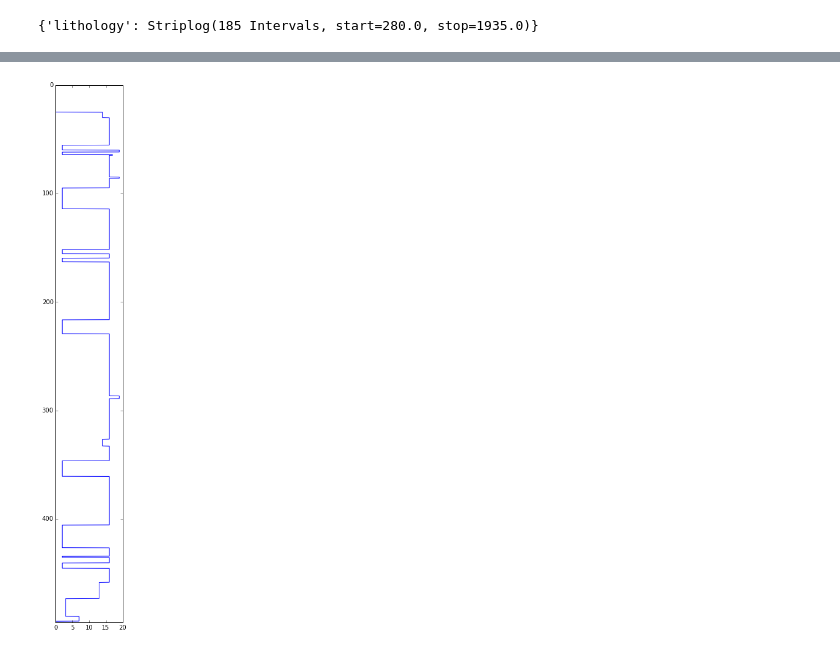
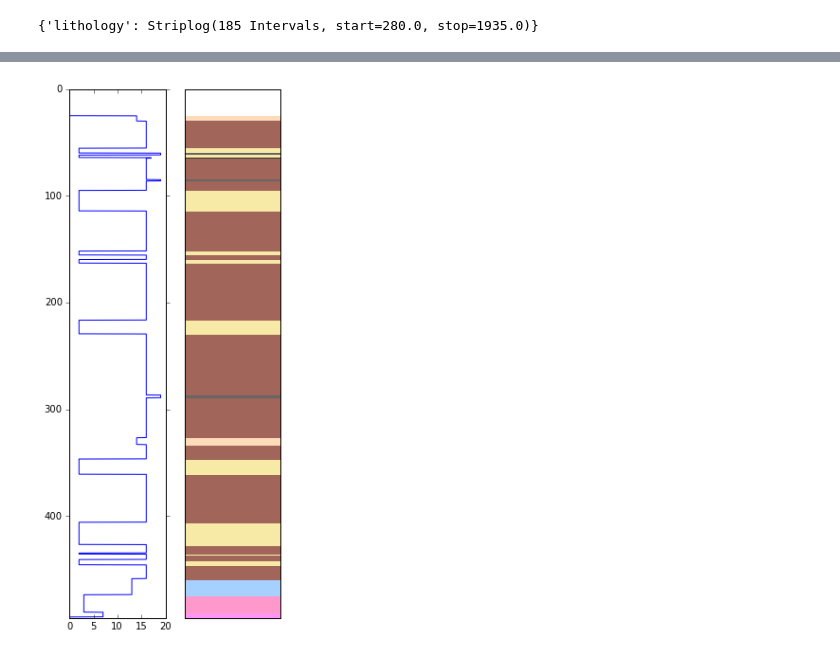
Before and after one commit to agilescientific/striplog, a Jupyter notebook: tutorial/Well_object.ipynb, the cells around one changed output, grey strips where cells are left out. Saved outputs shown, nothing was run; the diff lists cells and outputs as text; code cells hidden in the pictures.

```diff
--- a/tutorial/Well_object.ipynb
+++ b/tutorial/Well_object.ipynb
@@ -212,10 +218,19 @@ p117.striplog.striplog.plot(legend)
 z, lith = well.striplog.striplog.to_log(start=well.start, stop=well.stop, step=well.step, legend=legend)
 # %%
 import matplotlib.pyplot as plt
-fig = plt.figure(figsize=(2, 16))
-ax = fig.add_subplot(111)
+fig = plt.figure(figsize=(4, 10))
+
+ax = fig.add_subplot(121)
 ax.plot(lith, z)
 ax.set_ylim(z[-1], 0)
+ax.get_yaxis().set_tick_params(direction='out')
+
+ax2 = fig.add_subplot(122)
+striplog.plot_axis(ax2, legend=legend)
+ax2.set_ylim(z[-1], 0)
+ax2.get_xaxis().set_ticks([])
+ax2.get_yaxis().set_ticks([])
+
 fig.show()
 # %% [output]
-[figure, old version]
+[figure, new version]
```
Also changed, not shown: parts of 12 cells of this notebook, 12 other files.
